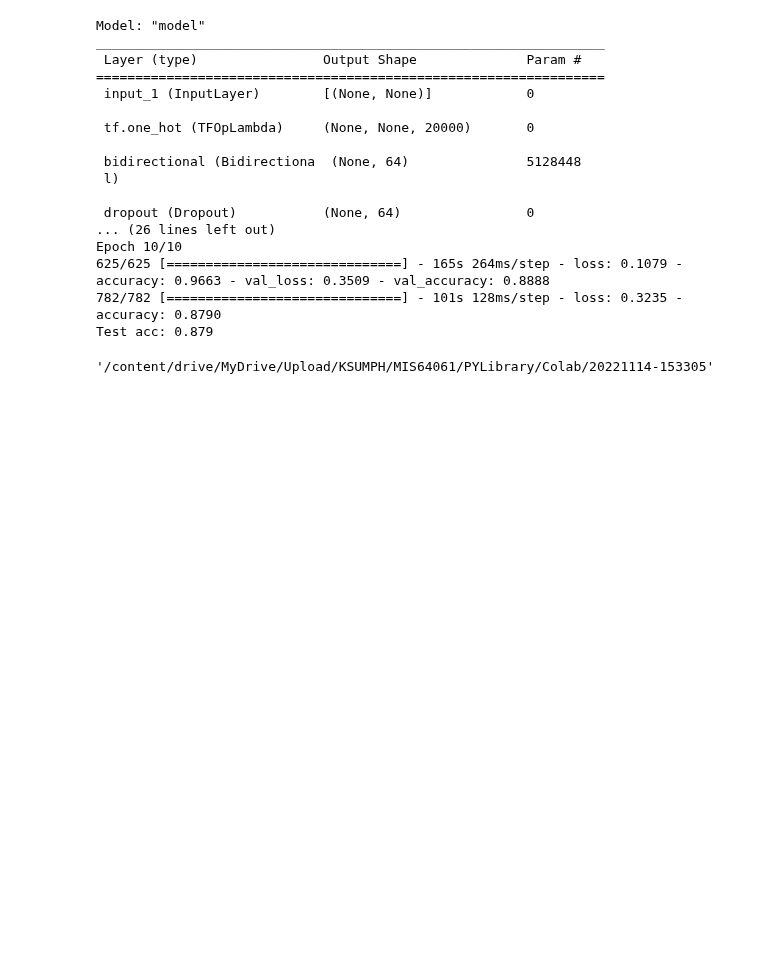
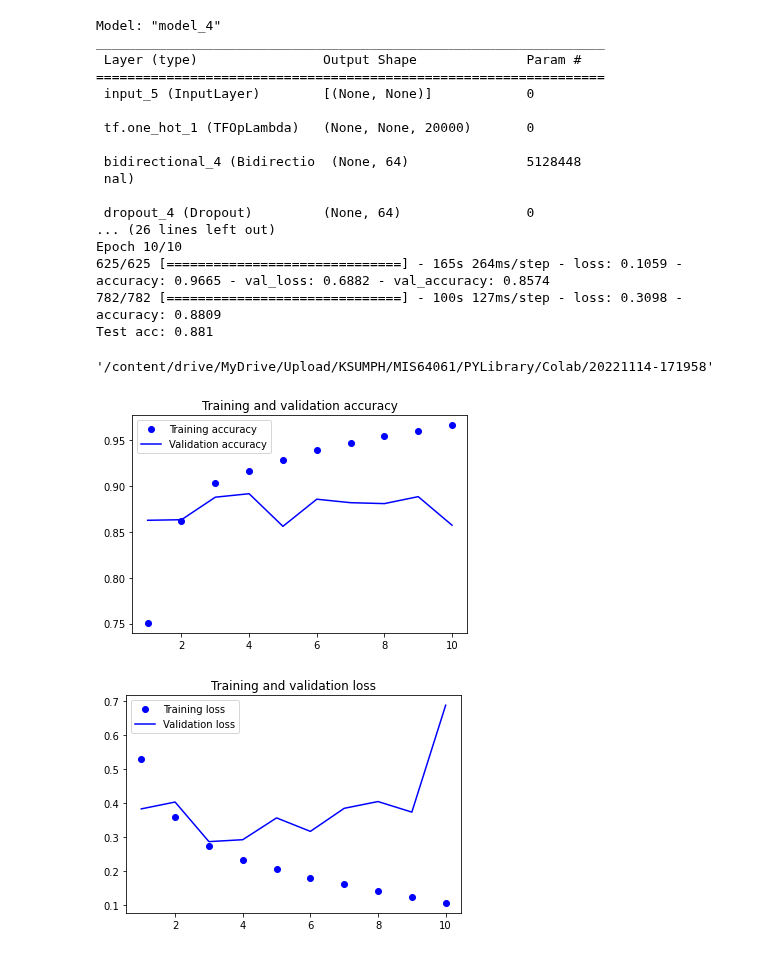
Before and after one commit to ktshih/ktshih_64061, a Jupyter notebook: Assignment 3/Shih_Assignment3.ipynb, the cells around one changed output. Saved outputs shown, nothing was run; the diff lists cells and outputs as text; code cells hidden in the pictures; blank space fills up the shorter version.

```diff
--- a/Assignment 3/Shih_Assignment3.ipynb
+++ b/Assignment 3/Shih_Assignment3.ipynb
@@ -116,54 +112,87 @@ callbacks = [
     keras.callbacks.ModelCheckpoint("one_hot_bidir_lstm.keras",
                                     save_best_only=True)
 ]
-model.fit(int_train_ds, validation_data=int_val_ds, epochs=10, callbacks=callbacks)
+history = model.fit(int_train_ds, validation_data=int_val_ds, epochs=10, callbacks=callbacks)
 model = keras.models.load_model("one_hot_bidir_lstm.keras")
 # print(f"Test acc: {model.evaluate(int_test_ds)[1]:.3f}")
 test_acc = model.evaluate(int_test_ds)[1]
 print(f"Test acc: {test_acc:.3f}")
+
+
+# Displaying curves of loss and accuracy during training
+
+import matplotlib.pyplot as plt
+accuracy = history.history["accuracy"]
+val_accuracy = history.history["val_accuracy"]
+loss = history.history["loss"]
+val_loss = history.history["val_loss"]
+epochs = range(1, len(accuracy) + 1)
+
+plt.figure()
+plt.plot(epochs, accuracy, "bo", label="Training accuracy")
+plt.plot(epochs, val_accuracy, "b", label="Validation accuracy")
+plt.title("Training and validation accuracy")
+plt.legend()
+fig1 = plt.gcf()
+pngName = "Baseline_accuracy.png"
+fig1.savefig(pngName)
+
+plt.figure()
+plt.plot(epochs, loss, "bo", label="Training loss")
+plt.plot(epochs, val_loss, "b", label="Validation loss")
+plt.title("Training and validation loss")
+plt.legend()
+fig2 = plt.gcf()
+pngName = "Baseline_loss.png"
+fig2.savefig(pngName)
+
 
 import time
 timestr = time.strftime("%Y%m%d-%H%M%S")
 import contextlib
 file_path = 'stdout.txt'
 with open(file_path, "a") as o:
     with contextlib.redirect_stdout(o):
         print(f"stdout file written time: {timestr}")
         print(f"Ntrain={Ntrain}")
         print(f"Nval={Nval}")
         print(f"Nword={Nword}")
         print(f"Ntoken={Ntoken}")
         print(f"Baseline Test accuracy: {test_acc:.3f}")
 
 # Copying outpot files to Google Drive
 GDrivePath = "/content/drive/MyDrive/Upload/KSUMPH/MIS64061/PYLibrary/Colab"
 
 import time
 timestr = time.strftime("%Y%m%d-%H%M%S")
 
 import os, shutil, glob
 os.mkdir(timestr)
 shutil.move("stdout.txt", timestr)
+pngFiles = glob.glob("*.png")
+for f in pngFiles: shutil.move(f, timestr)
 shutil.move(timestr, GDrivePath)
 # %% [output]
-Model: "model"
+Model: "model_4"
 _________________________________________________________________
  Layer (type)                Output Shape              Param #
 =================================================================
- input_1 (InputLayer)        [(None, None)]            0
+ input_5 (InputLayer)        [(None, None)]            0
 
- tf.one_hot (TFOpLambda)     (None, None, 20000)       0
+ tf.one_hot_1 (TFOpLambda)   (None, None, 20000)       0
 
- bidirectional (Bidirectiona  (None, 64)               5128448
- l)
+ bidirectional_4 (Bidirectio  (None, 64)               5128448
+ nal)
 
- dropout (Dropout)           (None, 64)                0
+ dropout_4 (Dropout)         (None, 64)                0
 ... (26 lines left out)
 Epoch 10/10
-625/625 [==============================] - 165s 264ms/step - loss: 0.1079 - accuracy: 0.9663 - val_loss: 0.3509 - val_accuracy: 0.8888
-782/782 [==============================] - 101s 128ms/step - loss: 0.3235 - accuracy: 0.8790
-Test acc: 0.879
+625/625 [==============================] - 165s 264ms/step - loss: 0.1059 - accuracy: 0.9665 - val_loss: 0.6882 - val_accuracy: 0.8574
+782/782 [==============================] - 100s 127ms/step - loss: 0.3098 - accuracy: 0.8809
+Test acc: 0.881
-'/content/drive/MyDrive/Upload/KSUMPH/MIS64061/PYLibrary/Colab/20221114-153305'
+'/content/drive/MyDrive/Upload/KSUMPH/MIS64061/PYLibrary/Colab/20221114-171958'
+[figure, added]
+[figure, added]
 # %%
 # Method 1
 # Instantiating an Embedding layer
```
Also changed, not shown: parts of 4 cells of this notebook.
